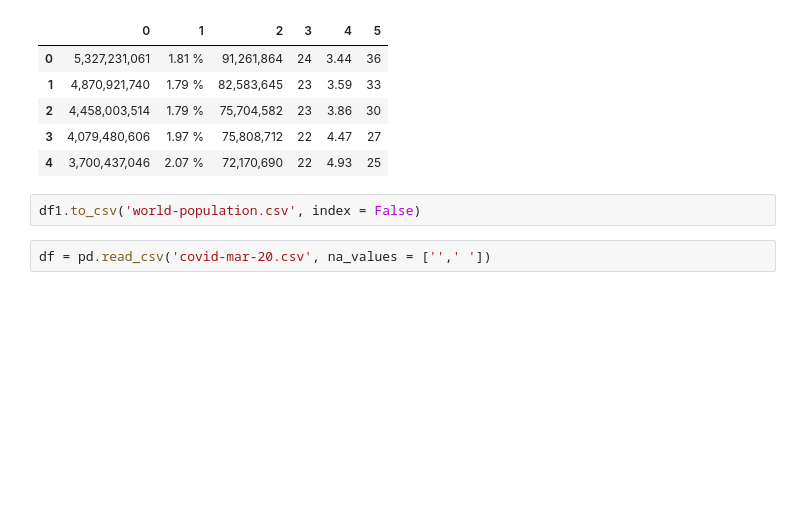
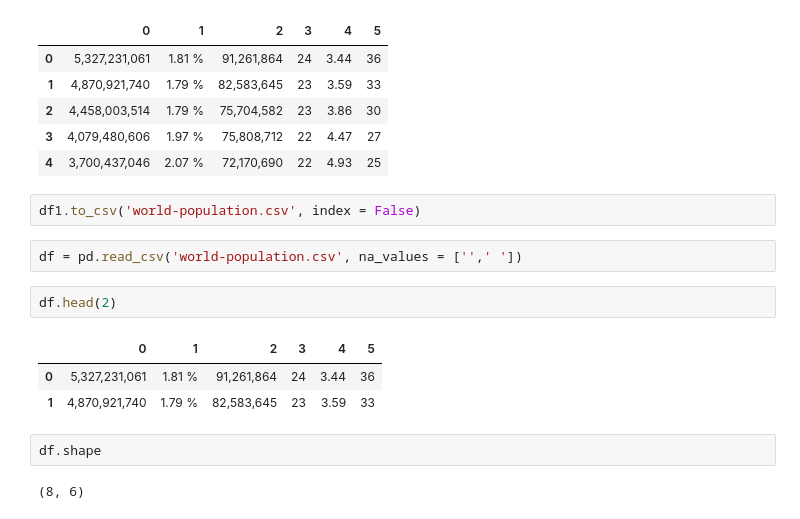
Before and after one commit to 777Mnzl/python-6000, a Jupyter notebook: web scraping prac day-21.ipynb, the cells around one changed output. Cells and saved outputs as stored; diff of their text form; blank space fills up the shorter version.

```diff
--- a/web scraping prac day-21.ipynb
+++ b/web scraping prac day-21.ipynb
@@ -76,4 +76,14 @@ df1.head()
 # %%
 df1.to_csv('world-population.csv', index = False)
 # %%
-df = pd.read_csv('covid-mar-20.csv', na_values = ['',' '])
+df = pd.read_csv('world-population.csv', na_values = ['',' '])
+# %%
+df.head(2)
+# %% [output]
+|  | 0 | 1 | 2 | 3 | 4 | 5 |
+| 0 | 5,327,231,061 | 1.81 % | 91,261,864 | 24 | 3.44 | 36 |
+| 1 | 4,870,921,740 | 1.79 % | 82,583,645 | 23 | 3.59 | 33 |
+# %%
+df.shape
+# %% [output]
+(8, 6)
```
Also changed, not shown: parts of 2 cells of this notebook.
